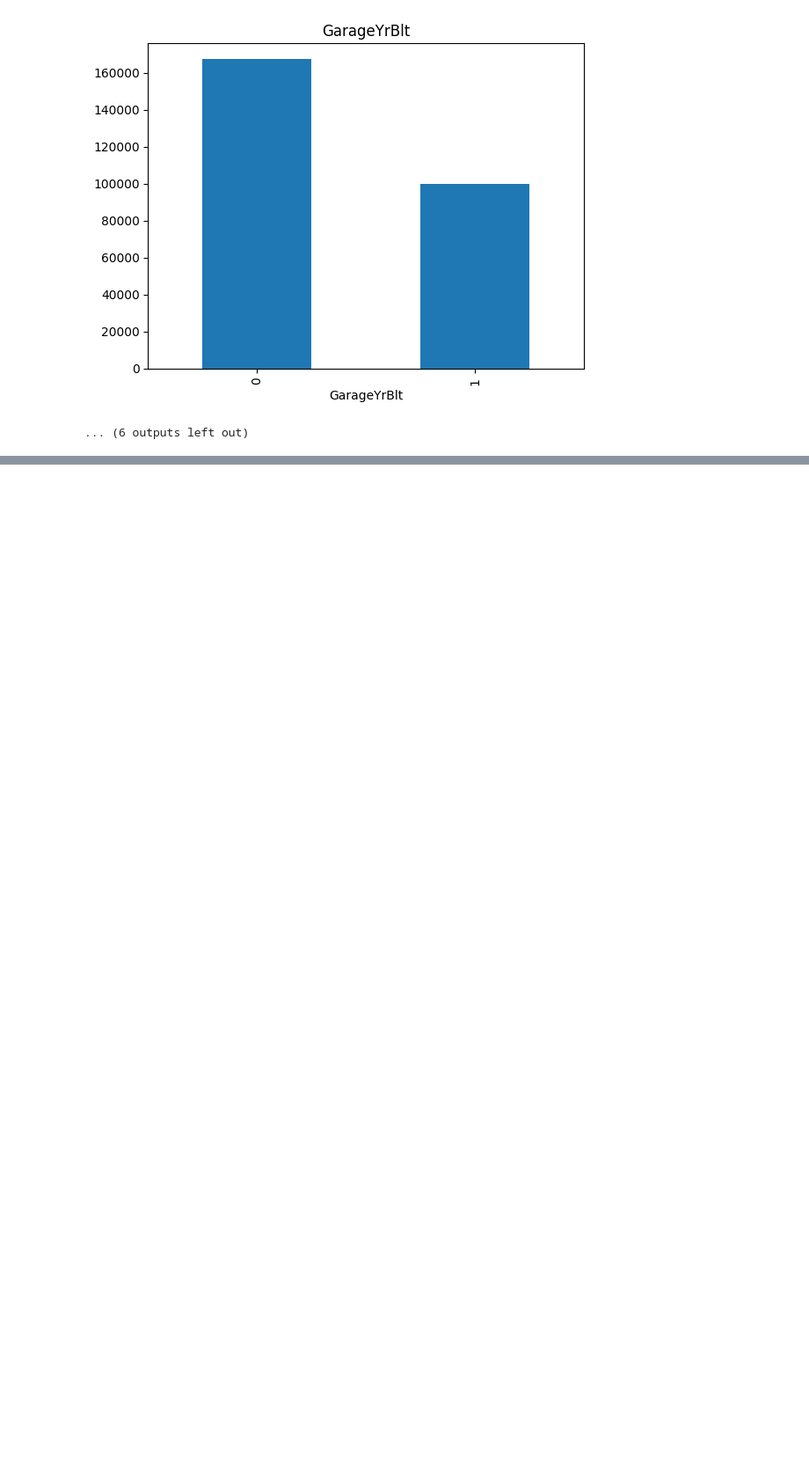
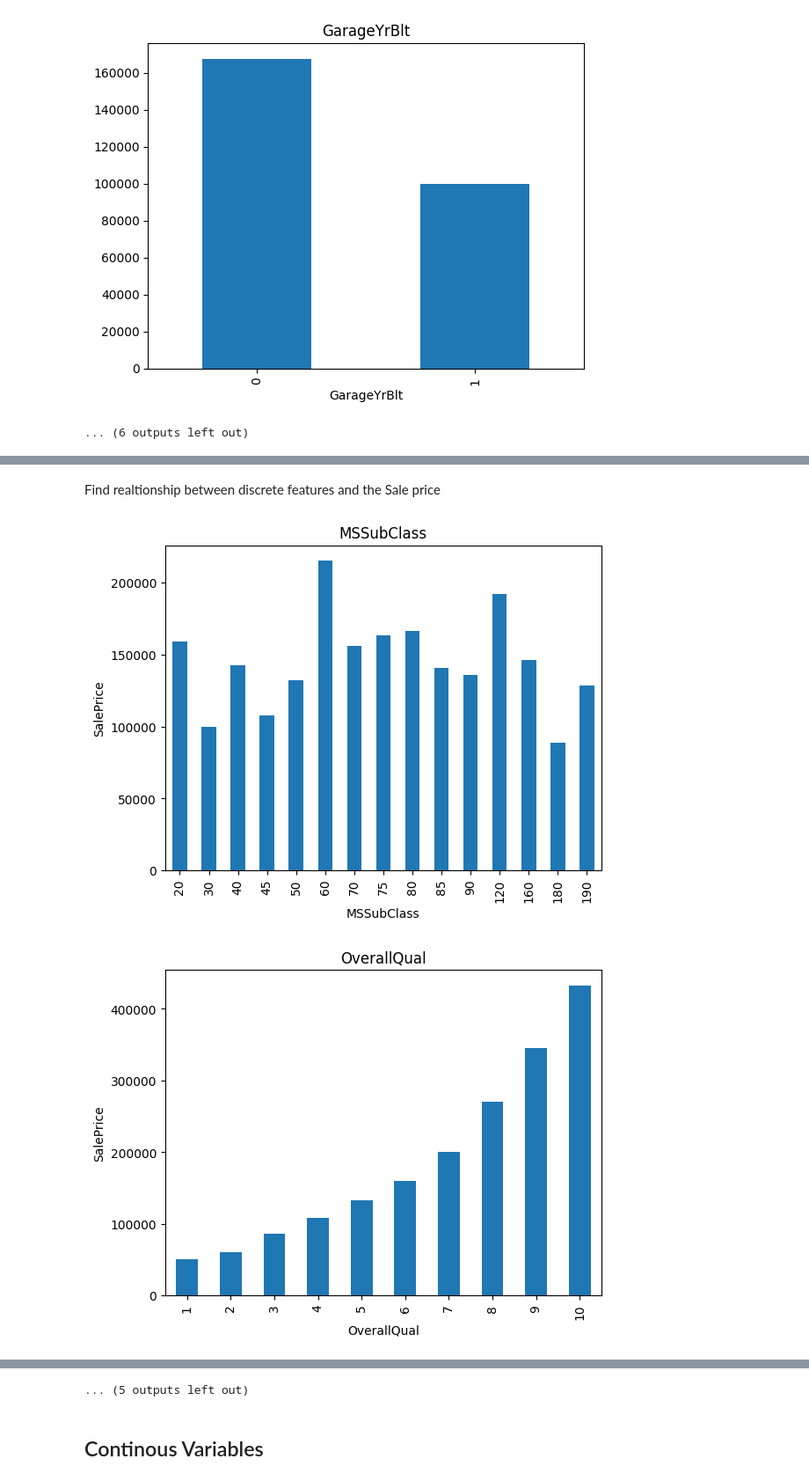
Before and after one commit to avgeek15E/learninAI, a Jupyter notebook: projects/Houses Prices Prediction/House Prices.ipynb, the cells around one changed output, grey strips where cells are left out. Shown at 88% size. Cells and saved outputs as stored; diff of their text form; code cells hidden in the pictures; blank space fills up the shorter version.

```diff
--- a/projects/Houses Prices Prediction/House Prices.ipynb
+++ b/projects/Houses Prices Prediction/House Prices.ipynb
@@ -107,0 +240,13 @@ for feature in features_with_na:
+# %% [markdown]
+Find realtionship between discrete features and the Sale price
+# %%
+for features in discrete_features:
+    data = dataset.copy()
+    data.groupby(features)['SalePrice'].median().plot.bar()
+    plt.xlabel(features)
+    plt.ylabel('SalePrice')
+    plt.title(features)
+    plt.show()
+# %% [output]
+[figure, added]
+[figure, added]
@@ -107,0 +263 @@ for feature in features_with_na:
+... (5 outputs left out)
@@ -107,0 +266,2 @@ for feature in features_with_na:
+# %% [markdown]
+## Continous Variables
```
Also changed, not shown: parts of 36 cells of this notebook, 6 other files.
